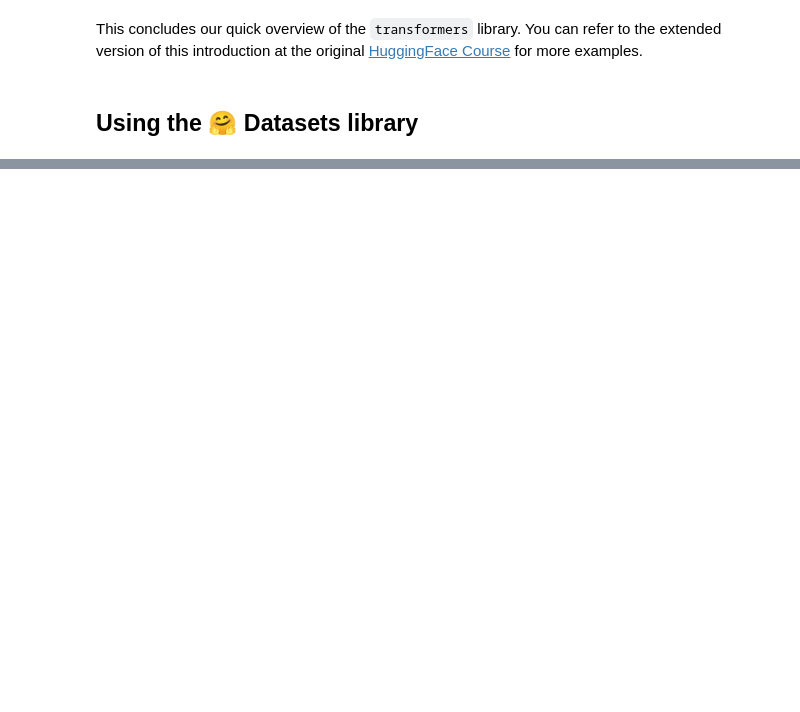
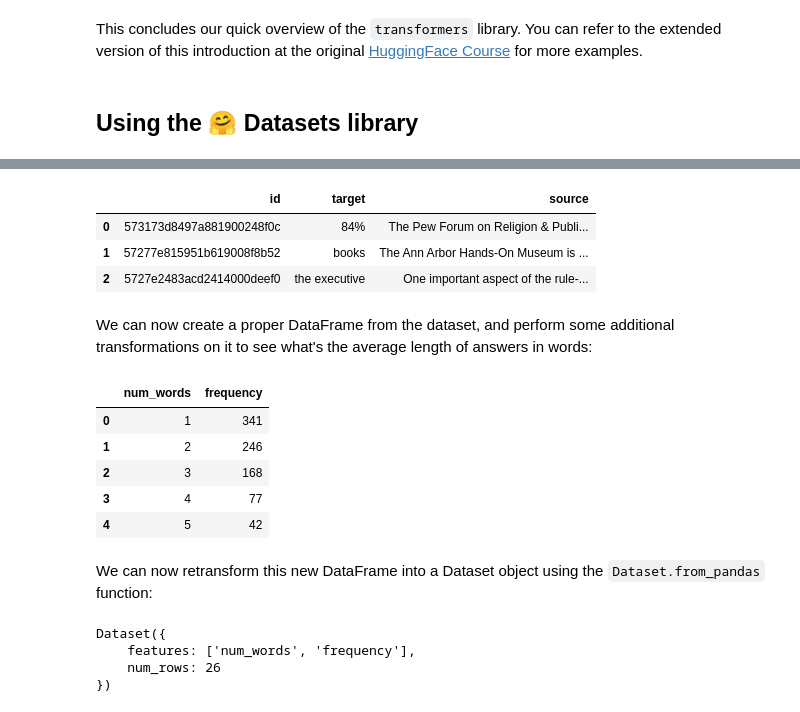
Before and after one commit to gsarti/ik-nlp-tutorials, a Jupyter notebook: notebooks/W2T_Intro_Transformers_Datasets.ipynb, the cells around one changed output, grey strips where cells are left out. Saved outputs shown, nothing was run; the diff lists cells and outputs as text; code cells hidden in the pictures; blank space fills up the shorter version.

```diff
--- a/notebooks/W2T_Intro_Transformers_Datasets.ipynb
+++ b/notebooks/W2T_Intro_Transformers_Datasets.ipynb
@@ -458,0 +474,3 @@ RuntimeError: mat2 must be a matrix
+# %%
+squad_train = squad["train"].shuffle(seed=42).select(range(1000))
+squad_train[:2]
@@ -458,0 +491,12 @@ RuntimeError: mat2 must be a matrix
+# %%
+def extract_text(example):
+    return {
+        "text_answer": example["answers"]["text"][0],
+        "text_question": example["context"] + " Question: " + example["question"],
+    }
+
+squad_train = squad_train.map(
+    extract_text, remove_columns=["title", "context", "question", "answers"]
+)
+
+squad_train[:2]
@@ -458,0 +511,12 @@ RuntimeError: mat2 must be a matrix
+# %%
+# We use a lambda expression here for simple whitespace tokenization, but a function
+# using an AutoTokenizer could also be used.
+filtered_train = squad_train.filter(lambda x: len(x["text_question"].split(" ")) < 512)
+print("Length original sample:", len(squad_train), "Length filtered sample:", len(filtered_train))
+
+filtered_train = filtered_train.rename_columns({
+    "text_answer": "target",
+    "text_question": "source"
+})
+
+filtered_train[:2]
@@ -458,0 +532,42 @@ RuntimeError: mat2 must be a matrix
+# %%
+# Can be reset using reset_format()
+filtered_train.set_format("pandas")
+filtered_train[:3]
+# %% [output]
+|  | id | target | source |
+| 0 | 573173d8497a881900248f0c | 84% | The Pew Forum on Religion & Publi... |
+| 1 | 57277e815951b619008f8b52 | books | The Ann Arbor Hands-On Museum is ... |
+| 2 | 5727e2483acd2414000deef0 | the executive | One important aspect of the rule-... |
+# %% [markdown]
+We can now create a proper DataFrame from the dataset, and perform some additional transformations on it to see what's the average length of answers in words:
+# %%
+train_df = filtered_train[:]
+train_df["len_target"] = train_df["target"].apply(lambda x: len(x.split(" ")))
+
+frequencies = (
+    train_df["len_target"]
+    .value_counts()
+    .to_frame()
+    .reset_index()
+    .rename(columns={"index": "num_words", "len_target": "frequency"})
+)
+frequencies.head()
+# %% [output]
+|  | num_words | frequency |
+| 0 | 1 | 341 |
+| 1 | 2 | 246 |
+| 2 | 3 | 168 |
+| 3 | 4 | 77 |
+| 4 | 5 | 42 |
+# %% [markdown]
+We can now retransform this new DataFrame into a Dataset object using the `Dataset.from_pandas` function:
+# %%
+from datasets import Dataset
+
+freq_dataset = Dataset.from_pandas(frequencies)
+freq_dataset
+# %% [output]
+Dataset({
+    features: ['num_words', 'frequency'],
+    num_rows: 26
+})
```
Also changed, not shown: parts of 32 cells of this notebook.
